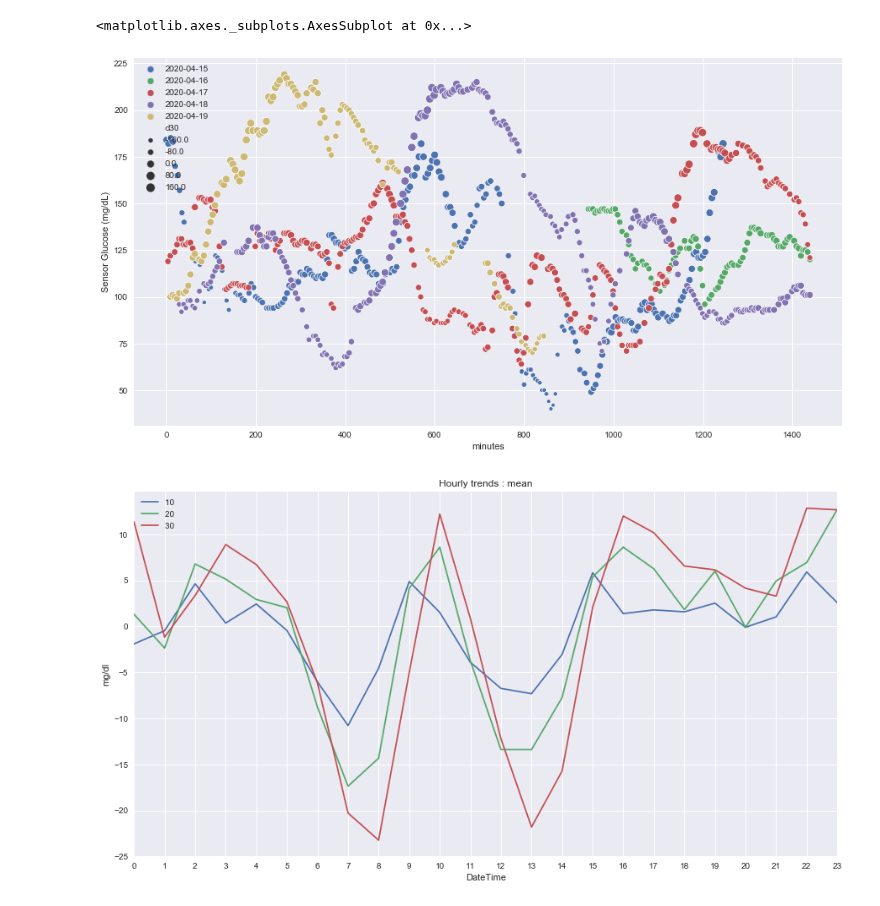
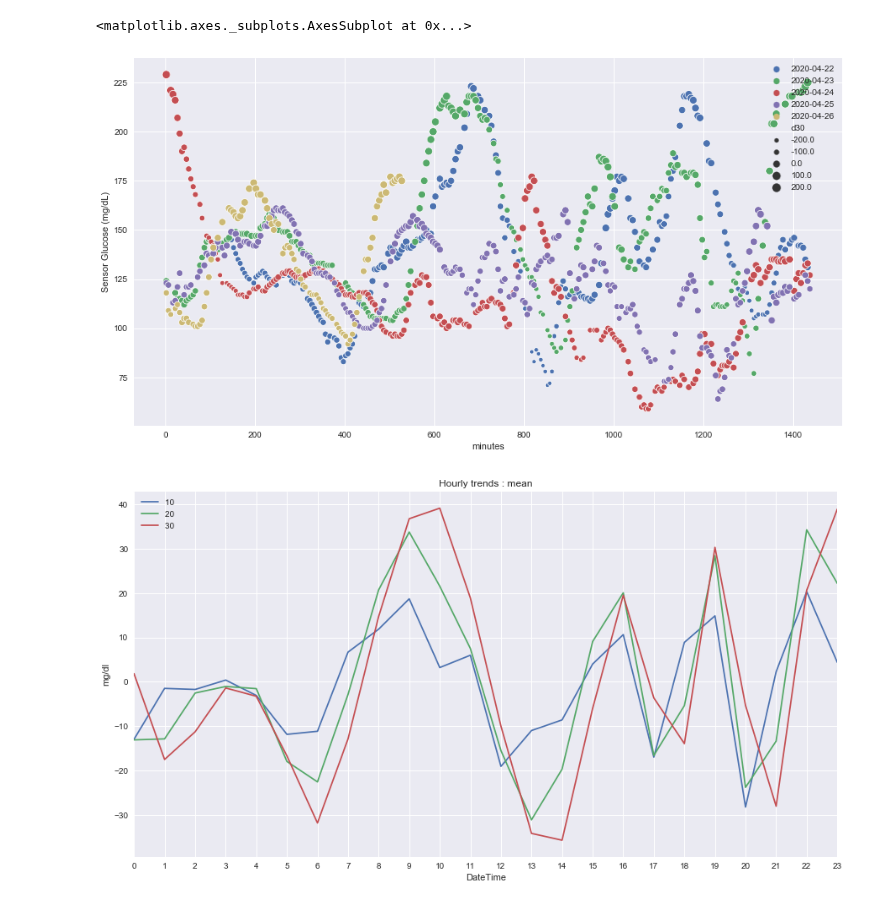
Before and after one commit to gmagannaDevelop/Diabetes-Analysis, a Jupyter notebook: Trend_Descriptive.ipynb, the cells around one changed output. Drawn from its saved outputs; the diff is of its cells as text; code cells hidden in the pictures.

```diff
--- a/Trend_Descriptive.ipynb
+++ b/Trend_Descriptive.ipynb
@@ -146,4 +146,4 @@ def hourly_trends(df: pd.DataFrame, kind: str = "mean") -> NoReturn:
 plt.style.use('seaborn')
 plt.rcParams['figure.figsize'] = (15, 8)
 # %%
-data = import_csv("preprocessed/CareLink-19-apr-2020-3-months.csv")
+data = import_csv("preprocessed/CareLink-26-apr-2020-3-month.csv")
@@ -169,0 +175,3 @@ latest = data.loc["2020-04-15":"2020-04-19", :]
+# %%
+month = data.loc["2020-03-01":"2020-04-26", :]
+latest = data.loc["2020-04-22":"2020-04-26", :]
@@ -179,11 +197,11 @@ sns.scatterplot(
 )
 # %% [output]
 <matplotlib.axes._subplots.AxesSubplot at 0x...>
-[figure, old version]
+[figure, new version]
 # %%
-hourly_trends(data)
+hourly_trends(latest)
 # %% [output]
-[figure, old version]
+[figure, new version]
 # %%
 #hourly_trends(basal, kind="std")
 # %%
```
Also changed, not shown: parts of 15 cells of this notebook, 1 other file.
